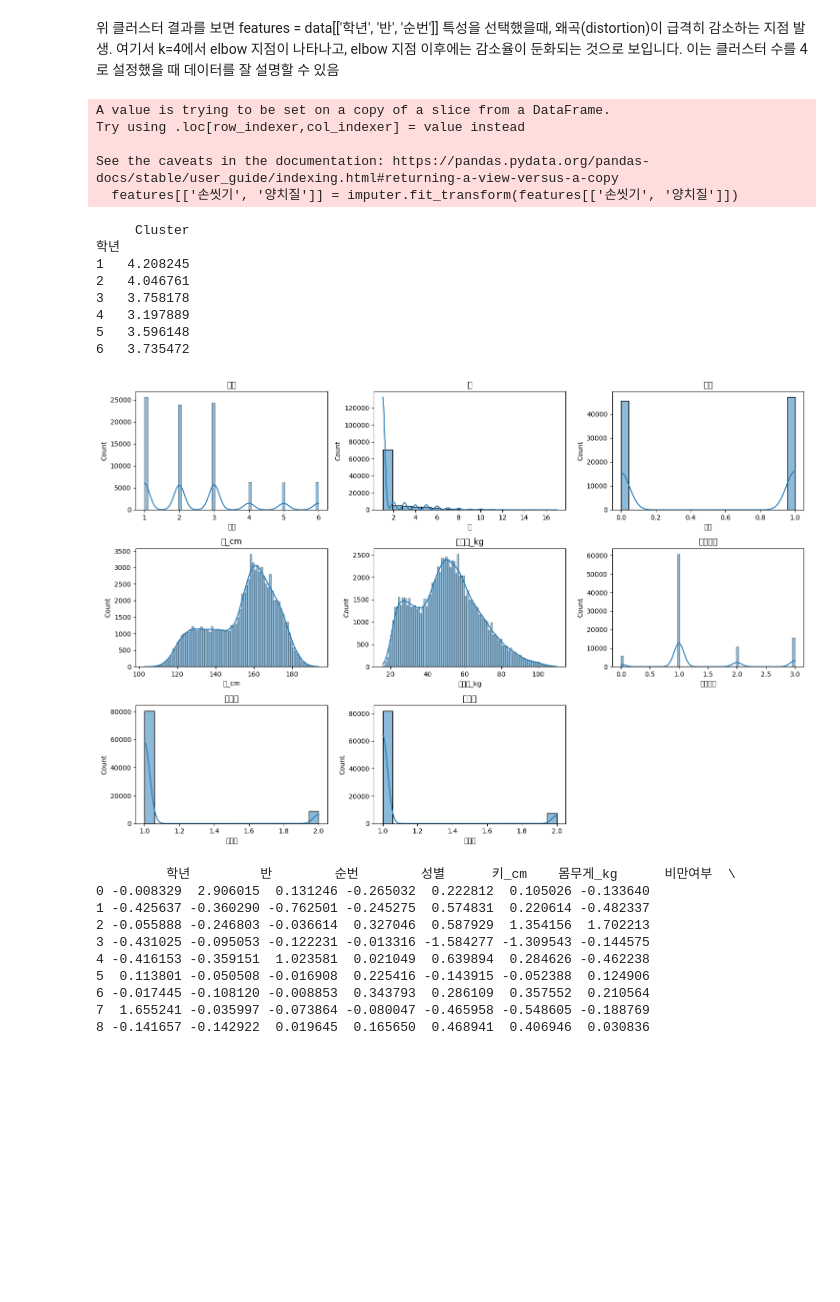
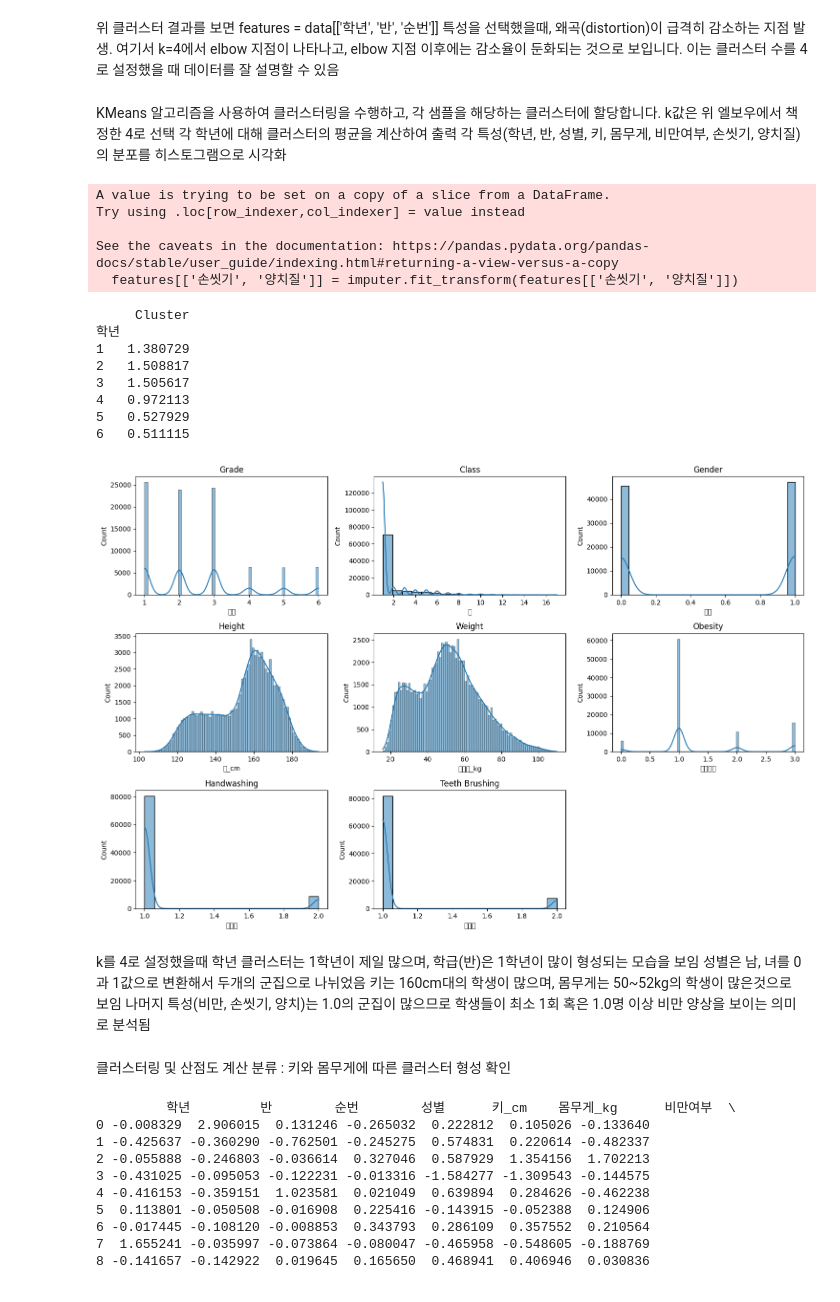
Before and after one commit to Konkuk-Univ-Glocal-Campus/ml202401-midterm-clalice, a Jupyter notebook: code.ipynb, the cells around one changed output. Cells and saved outputs as stored; diff of their text form; code cells hidden in the pictures; blank space fills up the shorter version.

```diff
--- a/code.ipynb
+++ b/code.ipynb
@@ -108,6 +108,11 @@ plt.show()
 # %% [markdown]
 위 클러스터 결과를 보면 features = data[['학년', '반', '순번']] 특성을 선택했을때,  왜곡(distortion)이 급격히 감소하는 지점 발생.
 여기서 k=4에서 elbow 지점이 나타나고, elbow 지점 이후에는 감소율이 둔화되는 것으로 보입니다. 이는 클러스터 수를 4로 설정했을 때 데이터를 잘 설명할 수 있음
+# %% [markdown]
+KMeans 알고리즘을 사용하여 클러스터링을 수행하고, 각 샘플을 해당하는 클러스터에 할당합니다.
+k값은 위 엘보우에서 책정한 4로 선택
+각 학년에 대해 클러스터의 평균을 계산하여 출력
+각 특성(학년, 반, 성별, 키, 몸무게, 비만여부, 손씻기, 양치질)의 분포를 히스토그램으로 시각화
 # %%
 import pandas as pd
 import numpy as np
@@ -130,48 +135,53 @@ data['비만여부'] = data['비만여부'].map(obesity_mapping)
 # 클러스터링을 위한 특성 선택
 features = data[['학년', '반', '순번', '성별', '키_cm', '몸무게_kg', '비만여부', '손씻기', '양치질']]
 
-
 # 빈 데이터 공간이 있을수 있어 NaN 값을 최빈값으로 대체하는 SimpleImputer 객체 생성
 imputer = SimpleImputer(strategy='most_frequent')
 
 # '손씻기'와 '양치질' 열의 NaN 값을 대체
 features[['손씻기', '양치질']] = imputer.fit_transform(features[['손씻기', '양치질']])
 
 # 클러스터링 수행
-kmeans = KMeans(n_clusters=9, random_state=42)
+kmeans = KMeans(n_clusters=4, random_state=42)
 clusters = kmeans.fit_predict(features)
 
 # 결과 확인
 data['Cluster'] = clusters
 print(data[['학년', 'Cluster']].groupby('학년').mean())
 
-#빈 컬럼을 찾아내기 위한 테스트 코드
-#print(features.isnull().sum())
-
-
 # 데이터 분포 시각화
 plt.figure(figsize=(15, 10))
+feature_labels = ['Grade', 'Class', 'Gender', 'Height', 'Weight', 'Obesity', 'Handwashing', 'Teeth Brushing']
 for i, feature in enumerate(['학년', '반', '성별', '키_cm', '몸무게_kg', '비만여부', '손씻기', '양치질']):
     plt.subplot(3, 3, i+1)
     sns.histplot(data[feature], kde=True)
-    plt.title(feature)
+    plt.title(feature_labels[i])
 plt.tight_layout()
 plt.show()
 # %% [output]
 A value is trying to be set on a copy of a slice from a DataFrame.
 Try using .loc[row_indexer,col_indexer] = value instead
 
 See the caveats in the documentation: https://pandas.pydata.org/pandas-docs/stable/user_guide/indexing.html#returning-a-view-versus-a-copy
   features[['손씻기', '양치질']] = imputer.fit_transform(features[['손씻기', '양치질']])
      Cluster
 학년
-1   4.208245
-2   4.046761
-3   3.758178
-4   3.197889
-5   3.596148
-6   3.735472
+1   1.380729
+2   1.508817
+3   1.505617
+4   0.972113
+5   0.527929
+6   0.511115
-[figure, old version]
+[figure, new version]
+# %% [markdown]
+k를 4로 설정했을때
+학년 클러스터는 1학년이 제일 많으며, 학급(반)은 1학년이 많이 형성되는 모습을 보임
+성별은 남, 녀를 0과 1값으로 변환해서 두개의 군집으로 나뉘었음
+키는 160cm대의 학생이 많으며, 몸무게는 50~52kg의 학생이 많은것으로 보임
+나머지 특성(비만, 손씻기, 양치)는 1.0의 군집이 많으므로 학생들이 최소 1회 혹은 1.0명 이상 비만 양상을 보이는 의미로 분석됨
+# %% [markdown]
+클러스터링 및 산점도 계산
+분류 : 키와 몸무게에 따른 클러스터 형성 확인
 # %%
 import pandas as pd
 import numpy as np
```
Also changed, not shown: parts of 2 cells of this notebook.
